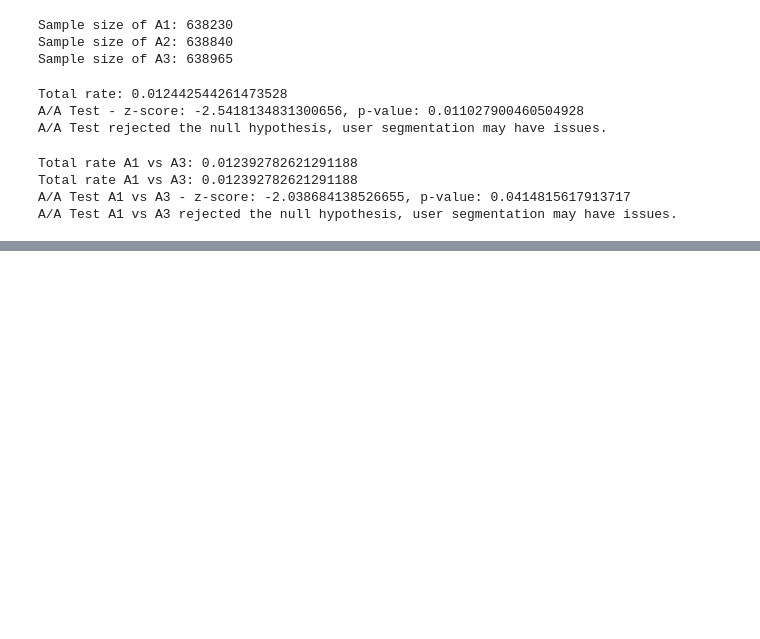
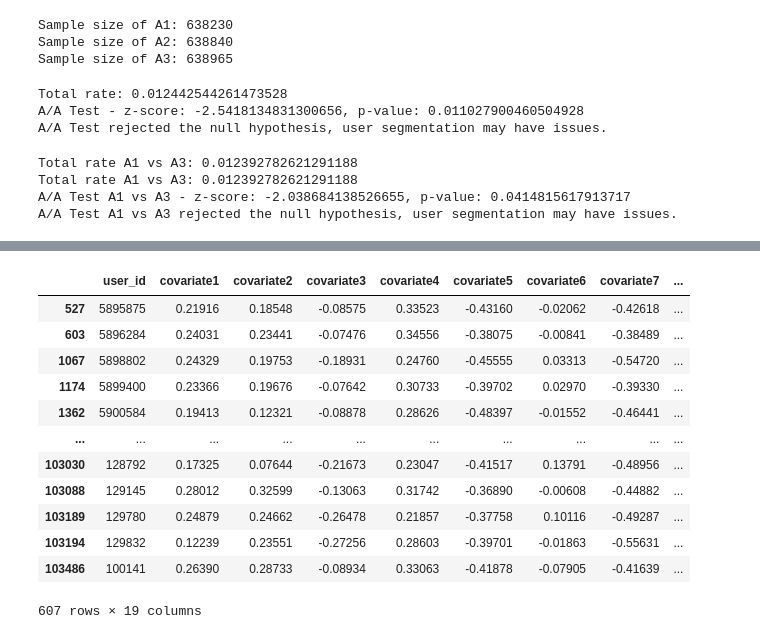
Before and after one commit to eventually11/ABtest_project, a Jupyter notebook: ABtest_driver_clothes.ipynb, the cells around one changed output, grey strips where cells are left out. Cells and saved outputs as stored; diff of their text form; code cells hidden in the pictures; blank space fills up the shorter version.

```diff
--- a/ABtest_driver_clothes.ipynb
+++ b/ABtest_driver_clothes.ipynb
@@ -248,3 +248,14 @@ Total rate A1 vs A3: 0.012392782621291188
 Total rate A1 vs A3: 0.012392782621291188
 A/A Test A1 vs A3 - z-score: -2.038684138526655, p-value: 0.0414815617913717
 A/A Test A1 vs A3 rejected the null hypothesis, user segmentation may have issues.
+# %%
+# PSM
+# load data
+df = pd.read_csv('emb_tb_2.csv',header = None)
+df.columns = ['user_id','covariate1', 'covariate2', 'covariate3', 'covariate4',
+                  'covariate5', 'covariate6', 'covariate7', 'covariate8',
+                  'covariate9', 'covariate10', 'covariate11', 'covariate12',
+                  'covariate13', 'covariate14', 'covariate15', 'covariate16']
+df=pd.merge(df, data[['user_id', 'label',"strategy_id"]], on='user_id', how='left')
+df=df[df['label'].notna()]
+df.info()
@@ -250,0 +280,7 @@ A/A Test A1 vs A3 rejected the null hypothesis, user segmentation may have issue
+# %%
+
+X = df[['covariate1', 'covariate2', 'covariate3', 'covariate4',
+                  'covariate5', 'covariate6', 'covariate7', 'covariate8',
+                  'covariate9', 'covariate10', 'covariate11', 'covariate12',
+                  'covariate13', 'covariate14', 'covariate15', 'covariate16']]
+y = df['label']
@@ -250,0 +303,4 @@ A/A Test A1 vs A3 rejected the null hypothesis, user segmentation may have issue
+# %%
+from sklearn.linear_model import LogisticRegression
+model = LogisticRegression()
+model.fit(X, y)
@@ -250,0 +309,3 @@ A/A Test A1 vs A3 rejected the null hypothesis, user segmentation may have issue
+# %%
+df['propensity_score'] = model.predict_proba(X)[:, 1]
+df['propensity_score']
@@ -250,0 +337,17 @@ A/A Test A1 vs A3 rejected the null hypothesis, user segmentation may have issue
+# %%
+treated = df[df['label'] == 1]
+treated
+# %% [output]
+|  | user_id | covariate1 | covariate2 | covariate3 | covariate4 | covariate5 | covariate6 | covariate7 | ... |
+| 527 | 5895875 | 0.21916 | 0.18548 | -0.08575 | 0.33523 | -0.43160 | -0.02062 | -0.42618 | ... |
+| 603 | 5896284 | 0.24031 | 0.23441 | -0.07476 | 0.34556 | -0.38075 | -0.00841 | -0.38489 | ... |
+| 1067 | 5898802 | 0.24329 | 0.19753 | -0.18931 | 0.24760 | -0.45555 | 0.03313 | -0.54720 | ... |
+| 1174 | 5899400 | 0.23366 | 0.19676 | -0.07642 | 0.30733 | -0.39702 | 0.02970 | -0.39330 | ... |
+| 1362 | 5900584 | 0.19413 | 0.12321 | -0.08878 | 0.28626 | -0.48397 | -0.01552 | -0.46441 | ... |
+| ... | ... | ... | ... | ... | ... | ... | ... | ... | ... |
+| 103030 | 128792 | 0.17325 | 0.07644 | -0.21673 | 0.23047 | -0.41517 | 0.13791 | -0.48956 | ... |
+| 103088 | 129145 | 0.28012 | 0.32599 | -0.13063 | 0.31742 | -0.36890 | -0.00608 | -0.44882 | ... |
+| 103189 | 129780 | 0.24879 | 0.24662 | -0.26478 | 0.21857 | -0.37758 | 0.10116 | -0.49287 | ... |
+| 103194 | 129832 | 0.12239 | 0.23551 | -0.27256 | 0.28603 | -0.39701 | -0.01863 | -0.55631 | ... |
+| 103486 | 100141 | 0.26390 | 0.28733 | -0.08934 | 0.33063 | -0.41878 | -0.07905 | -0.41639 | ... |
+607 rows × 19 columns
```
Also changed, not shown: parts of 13 cells of this notebook, 1 other file.
